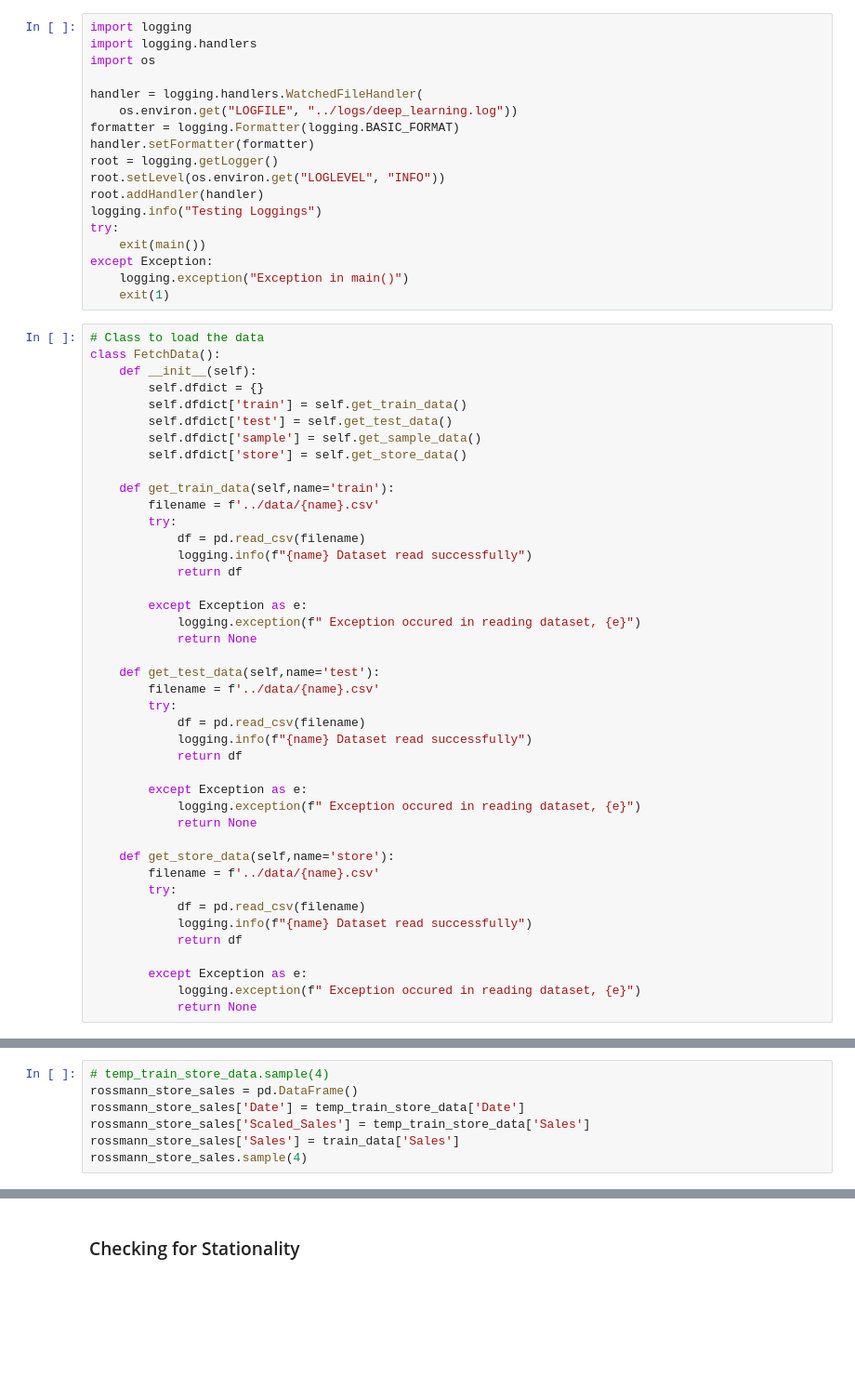
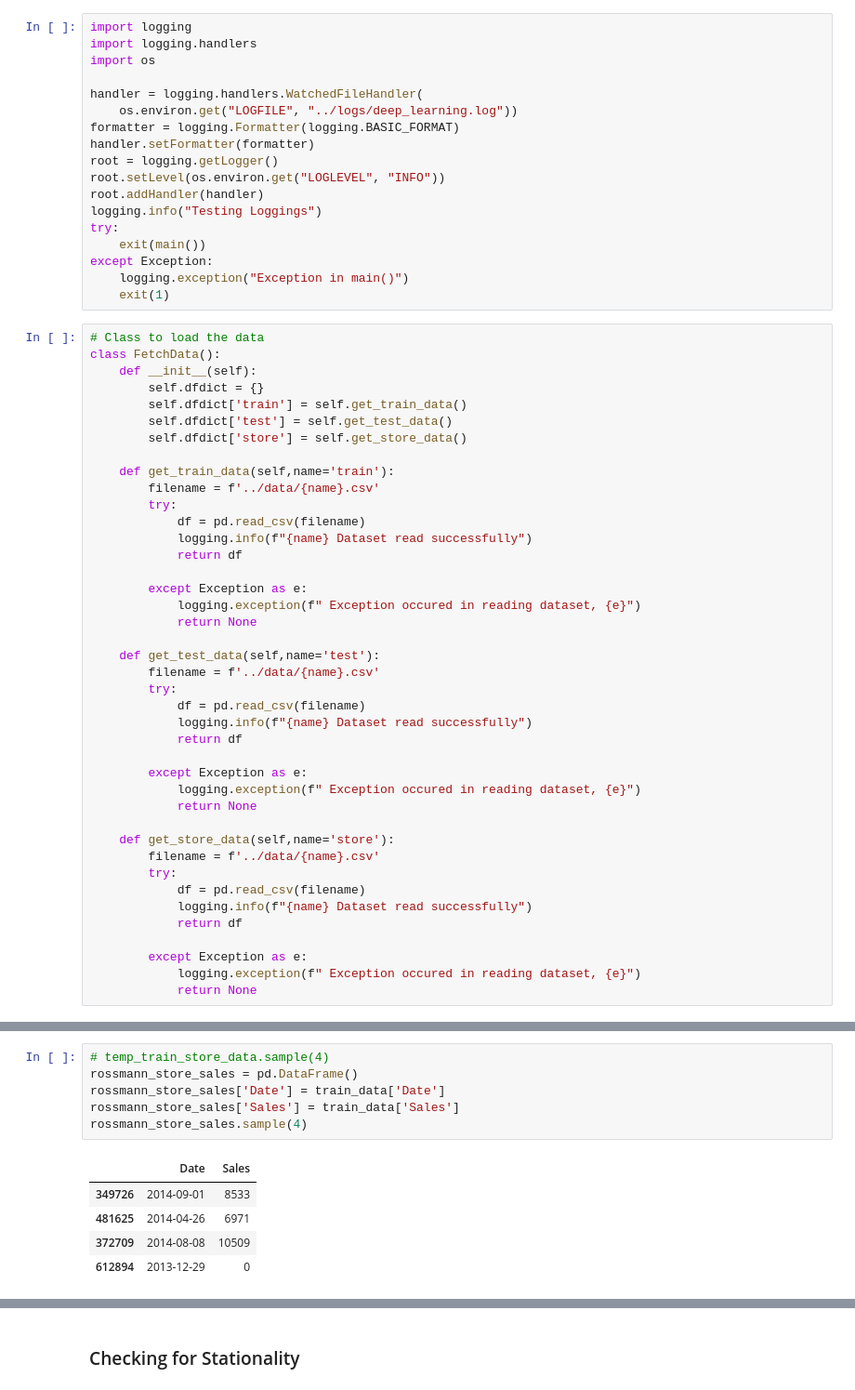
Before and after one commit to Caphace-Ethan/Pharmaceutical-Sales-Prediction, a Jupyter notebook: notebooks/Deep_Learning.ipynb, the cells around one changed output, grey strips where cells are left out. Shown at 93% size. Cells and saved outputs as stored; diff of their text form; blank space fills up the shorter version.

```diff
--- a/notebooks/Deep_Learning.ipynb
+++ b/notebooks/Deep_Learning.ipynb
@@ -60,7 +65,6 @@ class FetchData():
         self.dfdict = {}
         self.dfdict['train'] = self.get_train_data()
         self.dfdict['test'] = self.get_test_data()
-        self.dfdict['sample'] = self.get_sample_data()
         self.dfdict['store'] = self.get_store_data()
 
     def get_train_data(self,name='train'):
@@ -98,7 +112,12 @@ class FetchData():
 # %%
 # temp_train_store_data.sample(4)
 rossmann_store_sales = pd.DataFrame()
-rossmann_store_sales['Date'] = temp_train_store_data['Date']
-rossmann_store_sales['Scaled_Sales'] = temp_train_store_data['Sales']
+rossmann_store_sales['Date'] = train_data['Date']
 rossmann_store_sales['Sales'] = train_data['Sales']
 rossmann_store_sales.sample(4)
+# %% [output]
+|  | Date | Sales |
+| 349726 | 2014-09-01 | 8533 |
+| 481625 | 2014-04-26 | 6971 |
+| 372709 | 2014-08-08 | 10509 |
+| 612894 | 2013-12-29 | 0 |
```
Also changed, not shown: parts of 7 cells of this notebook.
